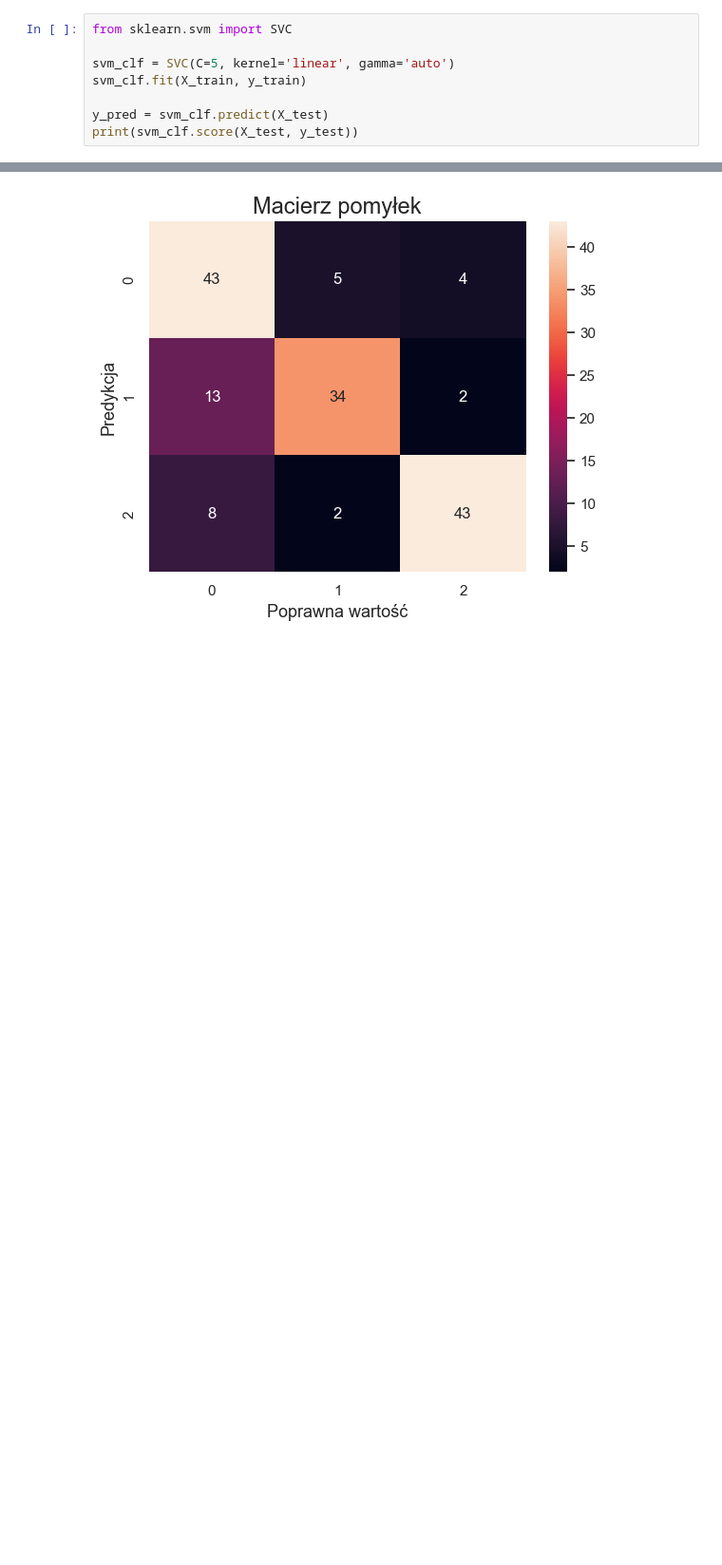
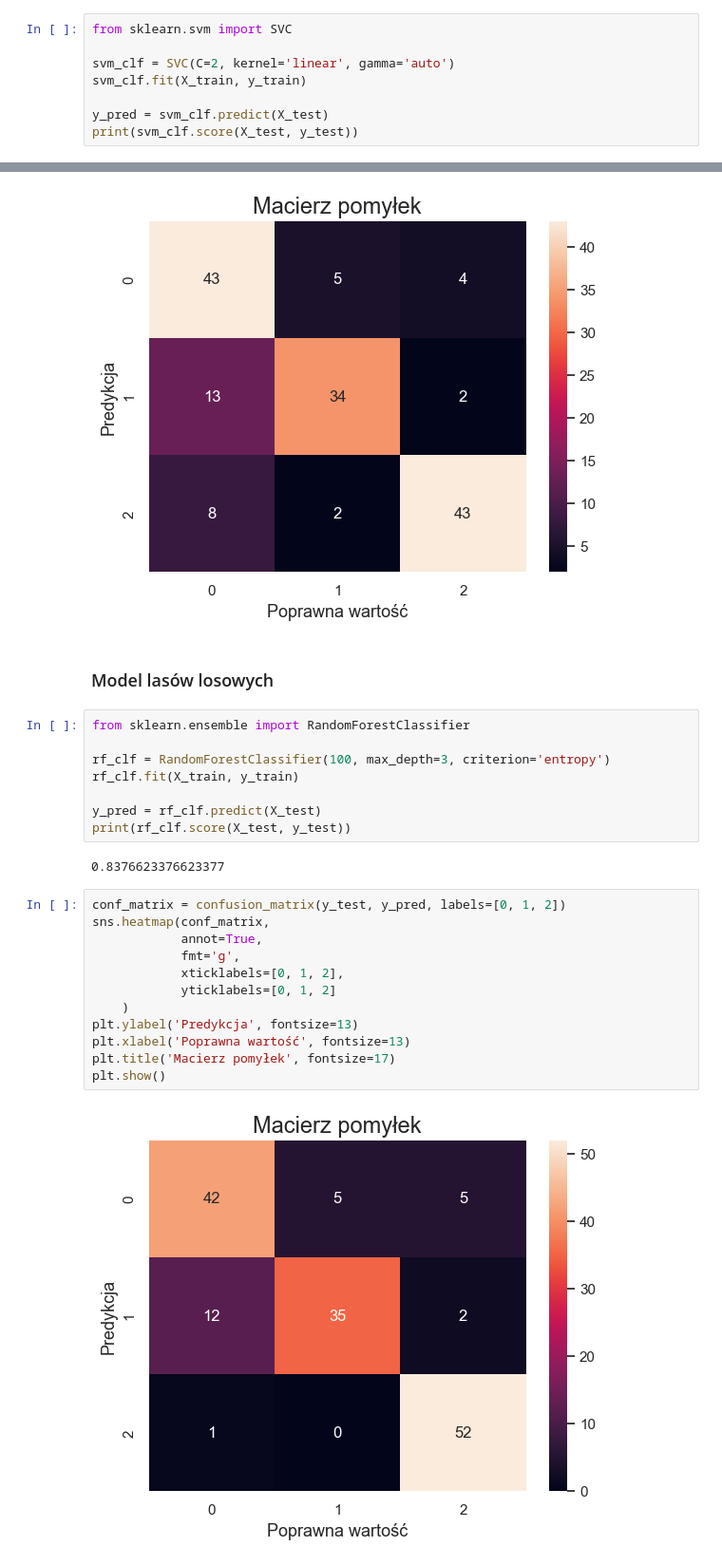
Before and after one commit to PeWeX47/NLP-Klasyfikator-Umeblowania, a Jupyter notebook: model_training.ipynb, the cells around one changed output, grey strips where cells are left out. Shown at 95% size. Saved outputs shown, nothing was run; the diff lists cells and outputs as text; blank space fills up the shorter version.

Commit message:
dodano model lasów losowych

```diff
--- a/model_training.ipynb
+++ b/model_training.ipynb
@@ -83,7 +83,7 @@ X_test = tfidf.transform(X_test)
 # %%
 from sklearn.svm import SVC
 
-svm_clf = SVC(C=5, kernel='linear', gamma='auto')
+svm_clf = SVC(C=2, kernel='linear', gamma='auto')
 svm_clf.fit(X_train, y_train)
 
 y_pred = svm_clf.predict(X_test)
@@ -162,3 +162,29 @@ plt.title('Macierz pomyłek', fontsize=17)
 plt.show()
 # %% [output]
 [figure]
+# %% [markdown]
+### Model lasów losowych
+# %%
+from sklearn.ensemble import RandomForestClassifier
+
+rf_clf = RandomForestClassifier(100, max_depth=3, criterion='entropy')
+rf_clf.fit(X_train, y_train)
+
+y_pred = rf_clf.predict(X_test)
+print(rf_clf.score(X_test, y_test))
+# %% [output]
+0.8376623376623377
+# %%
+conf_matrix = confusion_matrix(y_test, y_pred, labels=[0, 1, 2])
+sns.heatmap(conf_matrix,
+            annot=True,
+            fmt='g',
+            xticklabels=[0, 1, 2],
+            yticklabels=[0, 1, 2]
+    )
+plt.ylabel('Predykcja', fontsize=13)
+plt.xlabel('Poprawna wartość', fontsize=13)
+plt.title('Macierz pomyłek', fontsize=17)
+plt.show()
+# %% [output]
+[figure, added]
```
Also changed, not shown: parts of 3 cells of this notebook.
